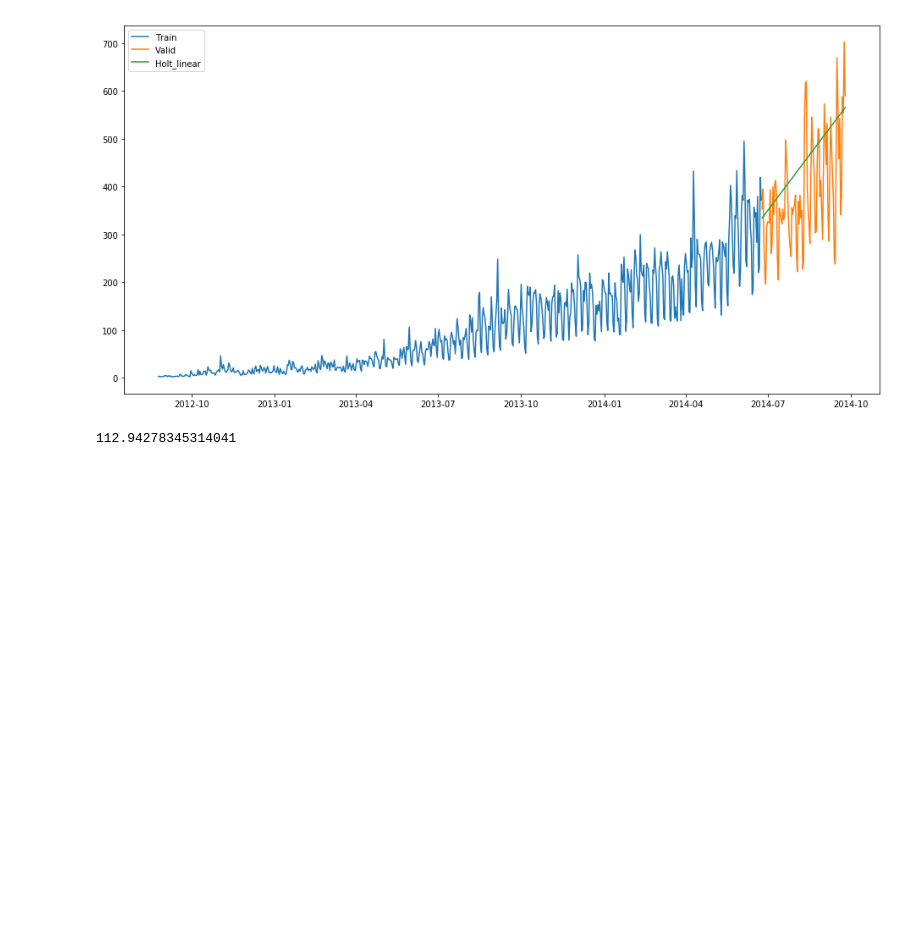
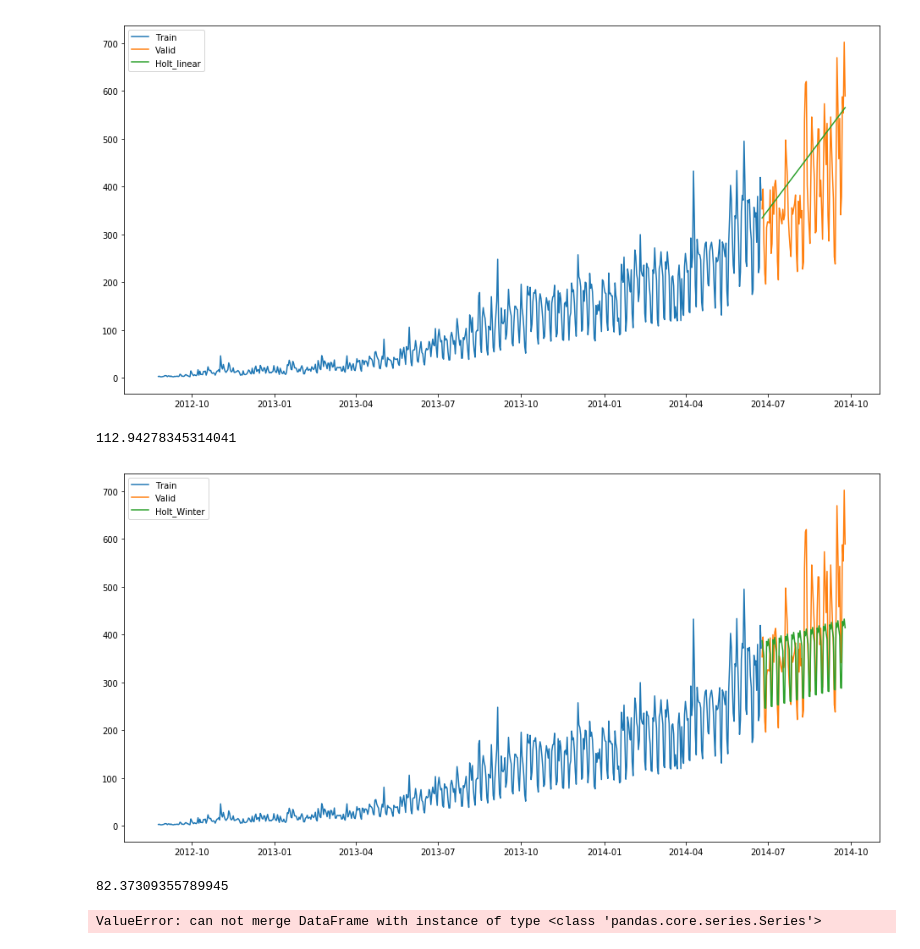
Before and after one commit to vascobailao/JetRail-TimeSeries, a Jupyter notebook: Untitled.ipynb, the cells around one changed output. Drawn from its saved outputs; the diff is of its cells as text; code cells hidden in the pictures; blank space fills up the shorter version.

```diff
--- a/Untitled.ipynb
+++ b/Untitled.ipynb
@@ -248,3 +248,20 @@ rms = sqrt(mean_squared_error(valid.Count, y_hat_avg.Holt_linear))
 print(rms)
 # %% [output]
 112.94278345314041
+# %%
+y_hat_avg = valid.copy()
+fit1 = ExponentialSmoothing(np.asarray(Train['Count']) ,seasonal_periods=7 ,trend='add', seasonal='add',).fit()
+y_hat_avg['Holt_Winter'] = fit1.forecast(len(valid))
+plt.figure(figsize=(16,8))
+plt.plot( Train['Count'], label='Train')
+plt.plot(valid['Count'], label='Valid')
+plt.plot(y_hat_avg['Holt_Winter'], label='Holt_Winter')
+plt.legend(loc='best')
+plt.show()
+# %% [output]
+[figure, added]
+# %%
+rms = sqrt(mean_squared_error(valid.Count, y_hat_avg.Holt_Winter))
+print(rms)
+# %% [output]
+82.37309355789945
@@ -250,0 +272,13 @@ print(rms)
+# %%
+# Merge Test and test_original on day, month and year
+merge=pd.merge(test, test_original, on=('day','month', 'year'), how='left')
+merge['Hour']=merge['Hour_y']
+merge=merge.drop(['year', 'month', 'Datetime','Hour_x','Hour_y'], axis=1)
+
+# Predicting by merging merge and temp2
+prediction=pd.merge(merge, temp2, on='Hour', how='left')
+
+# Converting the ratio to the original scale
+prediction['Count']=prediction['prediction']*prediction['ratio']*24
+# %% [output]
+ValueError: can not merge DataFrame with instance of type <class 'pandas.core.series.Series'>
```
Also changed, not shown: parts of 2 cells of this notebook.
